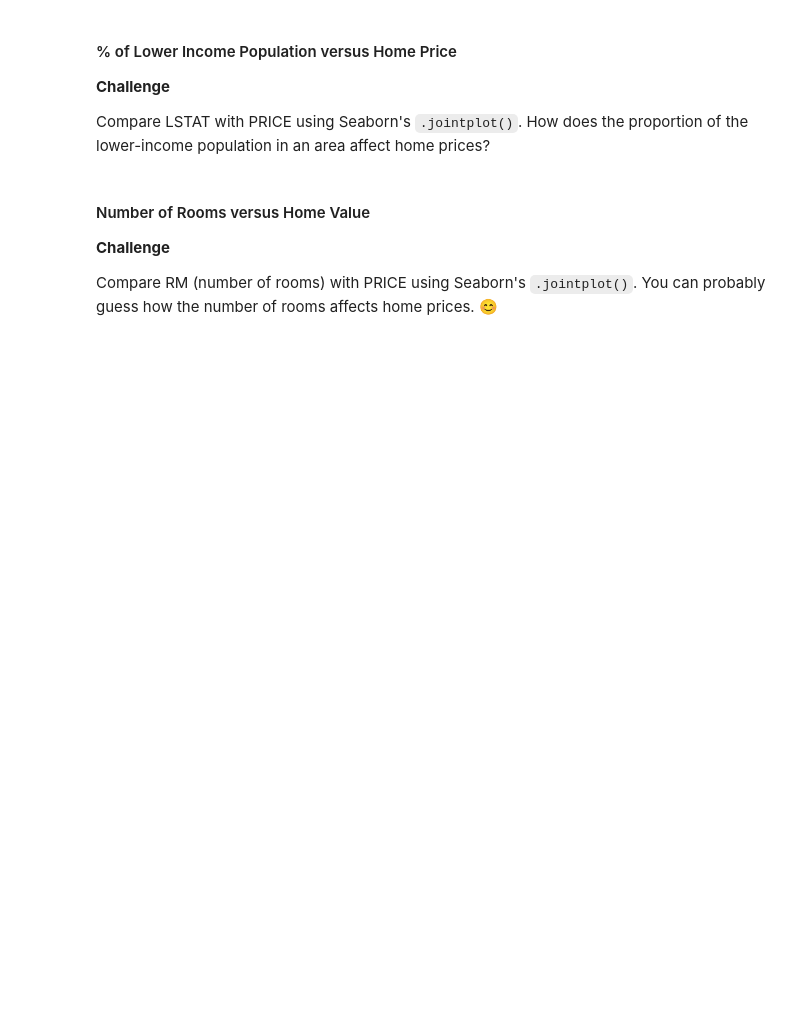
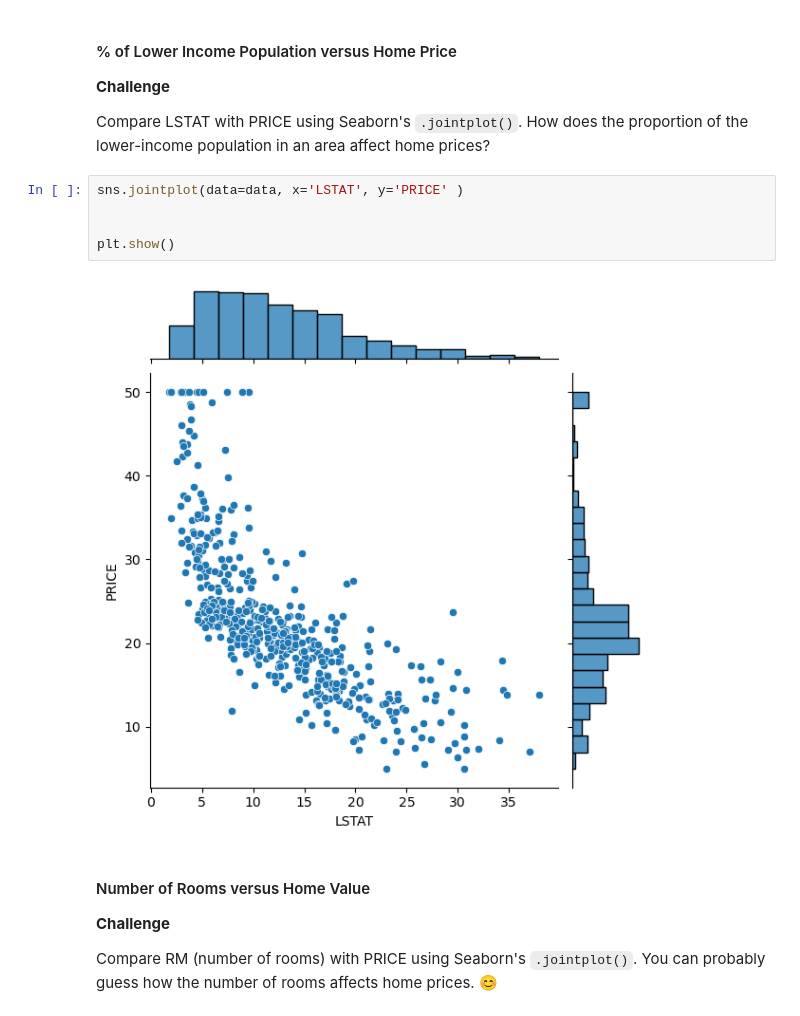
Before and after one commit to Abie221/Multivariable_Regression, a Jupyter notebook: Multivariable_Regression_and_Valuation_Model_(start).ipynb, the cells around one changed output. Cells and saved outputs as stored; diff of their text form; blank space fills up the shorter version.

```diff
--- a/Multivariable_Regression_and_Valuation_Model_(start).ipynb
+++ b/Multivariable_Regression_and_Valuation_Model_(start).ipynb
@@ -256,6 +266,13 @@ Compare LSTAT (proportion of lower-income population) with RM (number of rooms)
 **Challenge**
 
 Compare LSTAT with PRICE using Seaborn's `.jointplot()`. How does the proportion of the lower-income population in an area affect home prices?
+# %%
+sns.jointplot(data=data, x='LSTAT', y='PRICE' )
+
+
+plt.show()
+# %% [output]
+[figure, added]
 # %% [markdown]
 #### Number of Rooms versus Home Value
 
```
Also changed, not shown: parts of 9 cells of this notebook.
